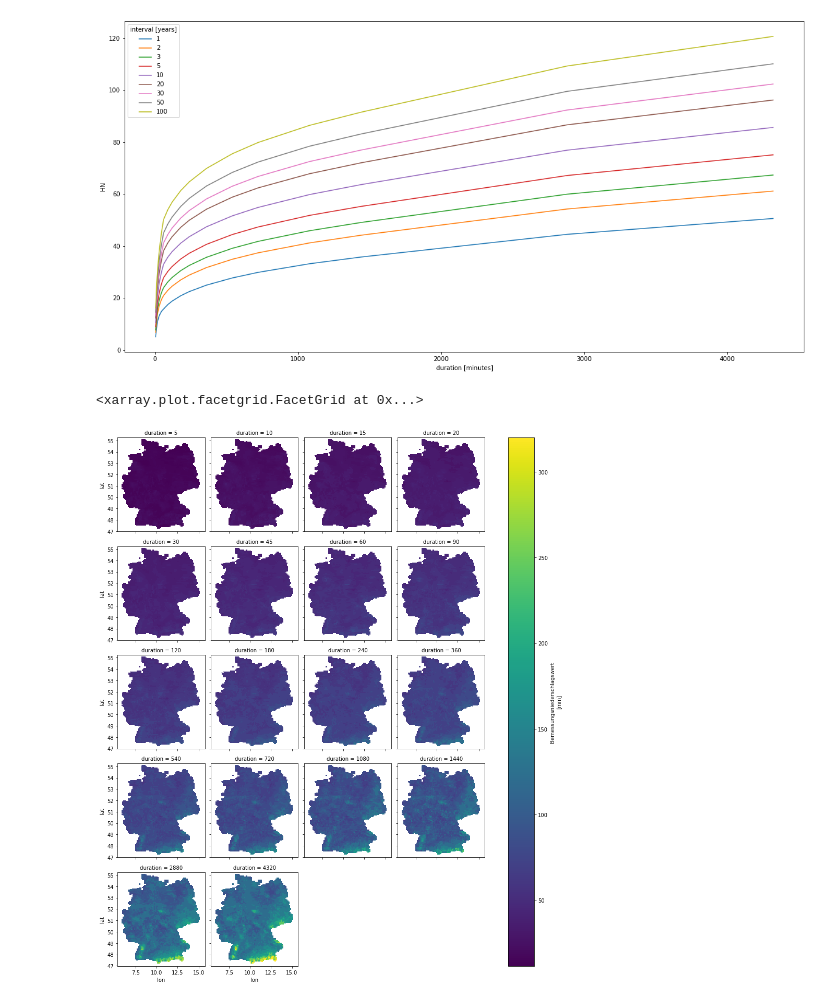
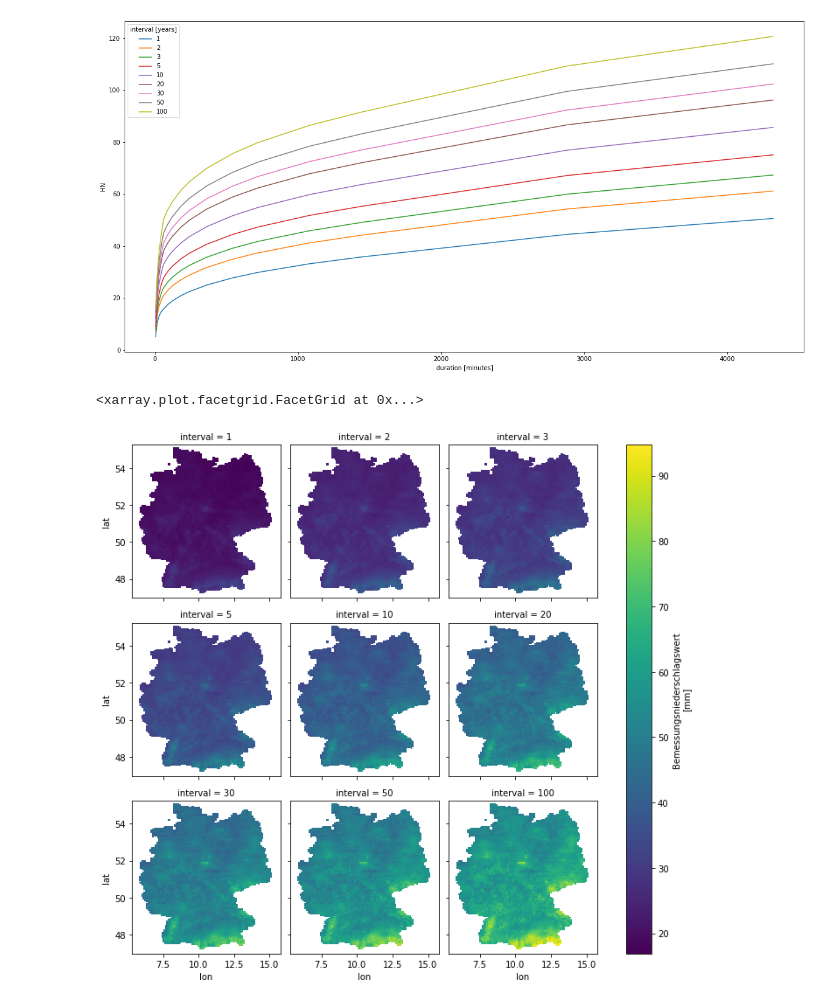
Before and after one commit to larsbuntemeyer/py-kostra, a Jupyter notebook: kostra-to-xarray.ipynb, the cells around one changed output. Saved outputs shown, nothing was run; the diff lists cells and outputs as text; code cells hidden in the pictures.

```diff
--- a/kostra-to-xarray.ipynb
+++ b/kostra-to-xarray.ipynb
@@ -29,7 +30,7 @@ fig = ds.HN.mean(dim=('x', 'y')).plot(hue='interval', figsize=(20,10))
 # %% [output]
 [figure]
 # %%
-ds.HN.sel(interval='100').plot(x='lon', y='lat', col='duration', col_wrap=4)
+ds.HN.sel(duration=180).plot(x='lon', y='lat', col='interval', col_wrap=3)
 # %% [output]
 <xarray.plot.facetgrid.FacetGrid at 0x...>
-[figure, old version]
+[figure, new version]
```
Also changed, not shown: parts of 1 cell of this notebook.
